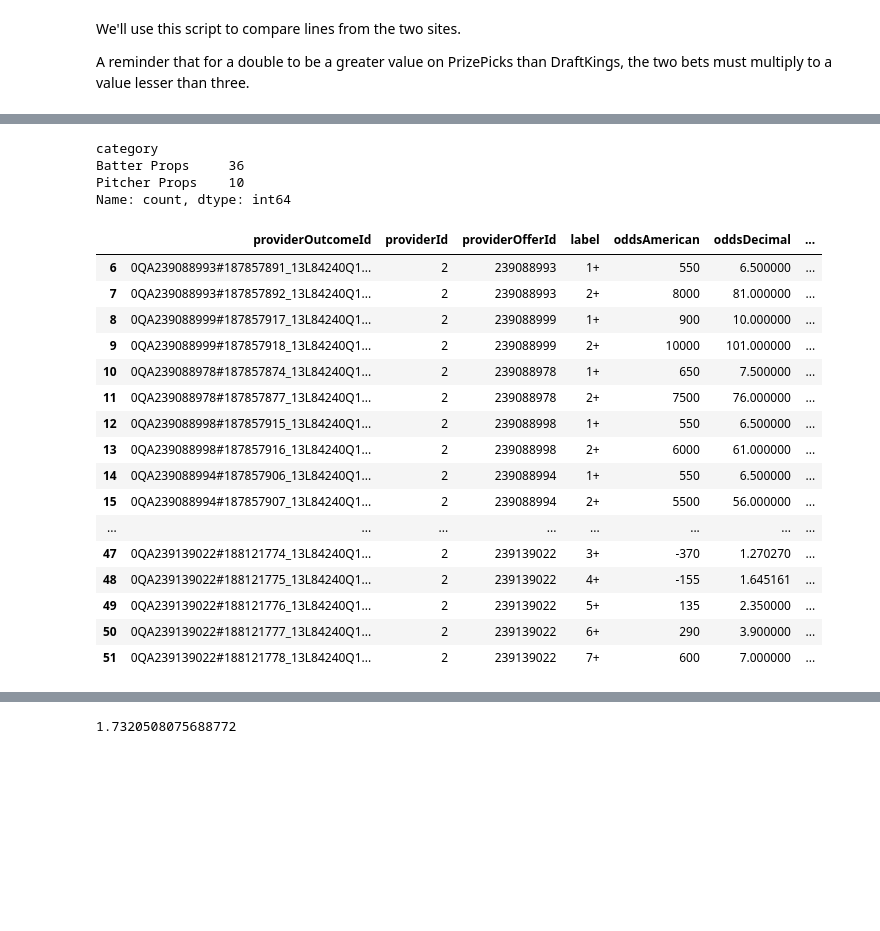
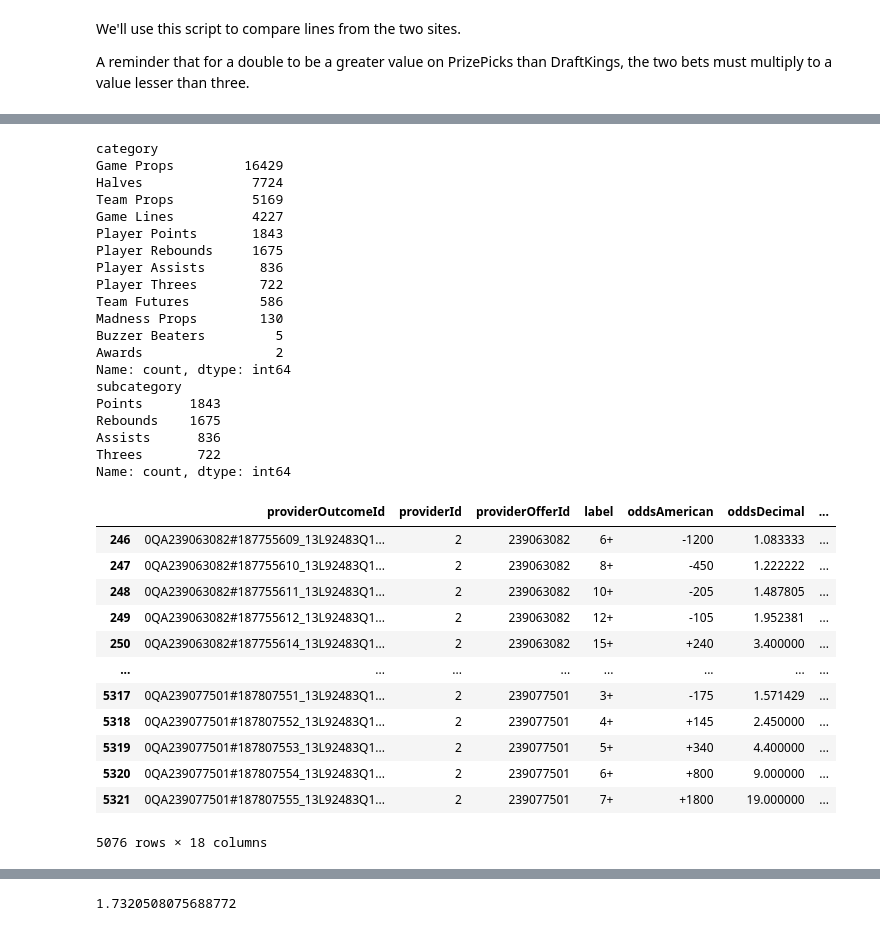
Before and after one commit to akann0/soccer-stat-data-analysis, a Jupyter notebook: ncaa_march_madness_bets/compare_dk_pp_lines.ipynb, the cells around one changed output, grey strips where cells are left out. Saved outputs shown, nothing was run; the diff lists cells and outputs as text; code cells hidden in the pictures; blank space fills up the shorter version.

```diff
--- a/ncaa_march_madness_bets/compare_dk_pp_lines.ipynb
+++ b/ncaa_march_madness_bets/compare_dk_pp_lines.ipynb
@@ -79,9 +64,10 @@ more_mlb_props = ['Correct Score', 'Most Regular Season Strikeouts',
 # %%
 PROP_LABEL_STRING = "prop_label"
 PARTICIPANT_LABEL_STRING = "participant"
+CBB_DK_CSV = "draftkings_cbb.csv"
 
 
-dk_lines = pd.read_csv('draftkings_mlb.csv', encoding='latin-1')
+dk_lines = pd.read_csv(CBB_DK_CSV, encoding='latin-1')
 # print(dk_lines['category'].value_counts())
 # # list the items that appear multiple times
 # print(dk_lines[PROP_LABEL_STRING].value_counts()[dk_lines[PROP_LABEL_STRING].value_counts() > 2].keys())
@@ -92,7 +78,7 @@ game_props = ["Game Lines", "Team Props", "Halves", "Game Props", "Total", "Inni
 
 player_lines = dk_lines[~dk_lines[PROP_LABEL_STRING].isin(game_props)]
 player_lines = player_lines[~player_lines[PARTICIPANT_LABEL_STRING].isin(game_props)]
-print(player_lines[PROP_LABEL_STRING].value_counts())
+print(player_lines["category"].value_counts())
 
 
 player_lines
@@ -126,29 +113,44 @@ Name: count, Length: 93, dtype: int64
 # %%
 print(player_lines['category'].value_counts())
 
-player_lines = player_lines[player_lines['category'].isin(['Batter Props', 'Pitcher Props', 'Player Props'])]
+player_lines = player_lines[player_lines['category'].isin(['Batter Props', 'Pitcher Props', 'Player Props', "Player Points", "Player Rebounds", "Player Assists", "Player Threes"])]
+player_lines = player_lines[player_lines['participantType'] != 'Team']
+
+print(player_lines['subcategory'].value_counts())
 player_lines
 # %% [output]
 category
-Batter Props     36
-Pitcher Props    10
+Game Props         16429
+Halves              7724
+Team Props          5169
+Game Lines          4227
+Player Points       1843
+Player Rebounds     1675
+Player Assists       836
+Player Threes        722
+Team Futures         586
+Madness Props        130
+Buzzer Beaters         5
+Awards                 2
 Name: count, dtype: int64
+subcategory
+Points      1843
+Rebounds    1675
+Assists      836
+Threes       722
+Name: count, dtype: int64
 |  | providerOutcomeId | providerId | providerOfferId | label | oddsAmerican | oddsDecimal | ... |
-| 6 | 0QA239088993#187857891_13L84240Q1... | 2 | 239088993 | 1+ | 550 | 6.500000 | ... |
-| 7 | 0QA239088993#187857892_13L84240Q1... | 2 | 239088993 | 2+ | 8000 | 81.000000 | ... |
-| 8 | 0QA239088999#187857917_13L84240Q1... | 2 | 239088999 | 1+ | 900 | 10.000000 | ... |
-| 9 | 0QA239088999#187857918_13L84240Q1... | 2 | 239088999 | 2+ | 10000 | 101.000000 | ... |
-| 10 | 0QA239088978#187857874_13L84240Q1... | 2 | 239088978 | 1+ | 650 | 7.500000 | ... |
-| 11 | 0QA239088978#187857877_13L84240Q1... | 2 | 239088978 | 2+ | 7500 | 76.000000 | ... |
-| 12 | 0QA239088998#187857915_13L84240Q1... | 2 | 239088998 | 1+ | 550 | 6.500000 | ... |
-| 13 | 0QA239088998#187857916_13L84240Q1... | 2 | 239088998 | 2+ | 6000 | 61.000000 | ... |
-| 14 | 0QA239088994#187857906_13L84240Q1... | 2 | 239088994 | 1+ | 550 | 6.500000 | ... |
-| 15 | 0QA239088994#187857907_13L84240Q1... | 2 | 239088994 | 2+ | 5500 | 56.000000 | ... |
+| 246 | 0QA239063082#187755609_13L92483Q1... | 2 | 239063082 | 6+ | -1200 | 1.083333 | ... |
+| 247 | 0QA239063082#187755610_13L92483Q1... | 2 | 239063082 | 8+ | -450 | 1.222222 | ... |
+| 248 | 0QA239063082#187755611_13L92483Q1... | 2 | 239063082 | 10+ | -205 | 1.487805 | ... |
+| 249 | 0QA239063082#187755612_13L92483Q1... | 2 | 239063082 | 12+ | -105 | 1.952381 | ... |
+| 250 | 0QA239063082#187755614_13L92483Q1... | 2 | 239063082 | 15+ | +240 | 3.400000 | ... |
 | ... | ... | ... | ... | ... | ... | ... | ... |
-| 47 | 0QA239139022#188121774_13L84240Q1... | 2 | 239139022 | 3+ | -370 | 1.270270 | ... |
-| 48 | 0QA239139022#188121775_13L84240Q1... | 2 | 239139022 | 4+ | -155 | 1.645161 | ... |
-| 49 | 0QA239139022#188121776_13L84240Q1... | 2 | 239139022 | 5+ | 135 | 2.350000 | ... |
-| 50 | 0QA239139022#188121777_13L84240Q1... | 2 | 239139022 | 6+ | 290 | 3.900000 | ... |
-| 51 | 0QA239139022#188121778_13L84240Q1... | 2 | 239139022 | 7+ | 600 | 7.000000 | ... |
+| 5317 | 0QA239077501#187807551_13L92483Q1... | 2 | 239077501 | 3+ | -175 | 1.571429 | ... |
+| 5318 | 0QA239077501#187807552_13L92483Q1... | 2 | 239077501 | 4+ | +145 | 2.450000 | ... |
+| 5319 | 0QA239077501#187807553_13L92483Q1... | 2 | 239077501 | 5+ | +340 | 4.400000 | ... |
+| 5320 | 0QA239077501#187807554_13L92483Q1... | 2 | 239077501 | 6+ | +800 | 9.000000 | ... |
+| 5321 | 0QA239077501#187807555_13L92483Q1... | 2 | 239077501 | 7+ | +1800 | 19.000000 | ... |
+5076 rows × 18 columns
 # %%
 def get_stat_tracked(player_line):
```
Also changed, not shown: parts of 11 cells of this notebook, 8 other files.
